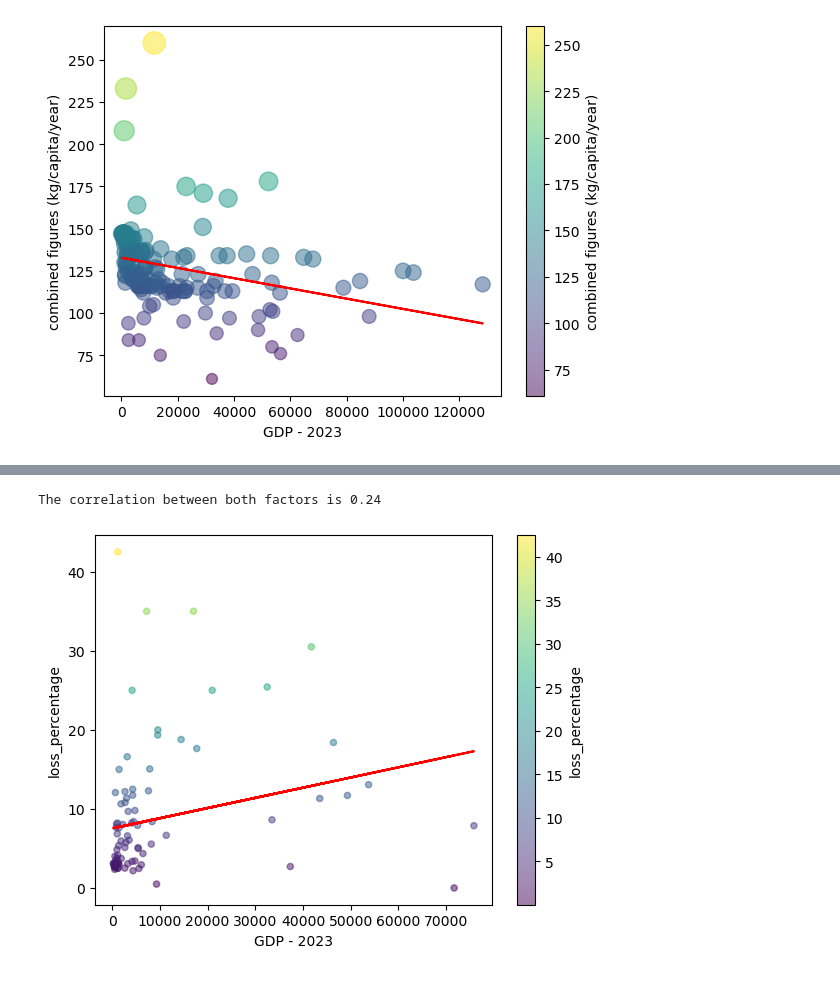
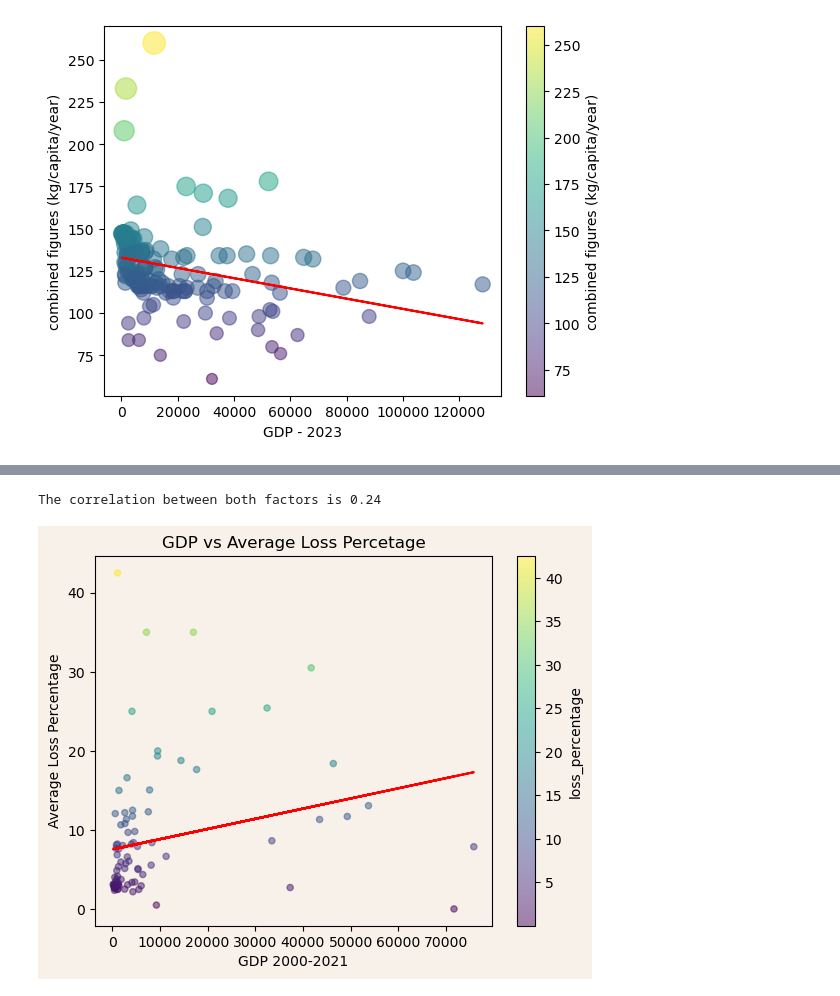
Before and after one commit to alanisrperez/food-waste-patterns, a Jupyter notebook: Files/main.ipynb, the cells around one changed output, grey strips where cells are left out. Saved outputs shown, nothing was run; the diff lists cells and outputs as text; code cells hidden in the pictures.

```diff
--- a/Files/main.ipynb
+++ b/Files/main.ipynb
@@ -294,21 +313,30 @@ The correlation between both factors is 0.15
 # %%
+
+
 food_loss_by_country = food_loss.groupby('country')
 food_loss_by_country = food_loss_by_country["loss_percentage"].mean()
 food_loss_by_country = pd.merge(food_loss_by_country,GDP_Per_Country_list, how='left', on='country')
 food_loss_by_country = food_loss_by_country.dropna(how = 'any')
 
 food_loss_by_country.plot(kind="scatter", x='Mean GDP' ,
           y='loss_percentage',
           c='loss_percentage',
           cmap='viridis', alpha=0.5,
-          xlabel='GDP - 2023')
+          xlabel='GDP 2000-2021',
+          ylabel='Average Loss Percentage',
+          title='GDP vs Average Loss Percetage',)
 x_values = food_loss_by_country['Mean GDP']
 (slope, intercept, rvalue, pvalue, stderr) = st.linregress(x_values,food_loss_by_country["loss_percentage"] )
 regress_values = x_values * slope + intercept
 plt.plot(x_values,regress_values,"r-")
 
+plt.gca().set_facecolor('#F8F1E9')
+plt.gcf().set_facecolor('#F8F1E9')
+
 correlation = st.pearsonr(x_values,food_loss_by_country["loss_percentage"])
 print(f"The correlation between both factors is {round(correlation[0],2)}")
+
+plt.savefig('GDP vs Average Loss Percetage.png')
 # %% [output]
 The correlation between both factors is 0.24
-[figure, old version]
+[figure, new version]
```
Also changed, not shown: parts of 3 cells of this notebook, 4 other files.
